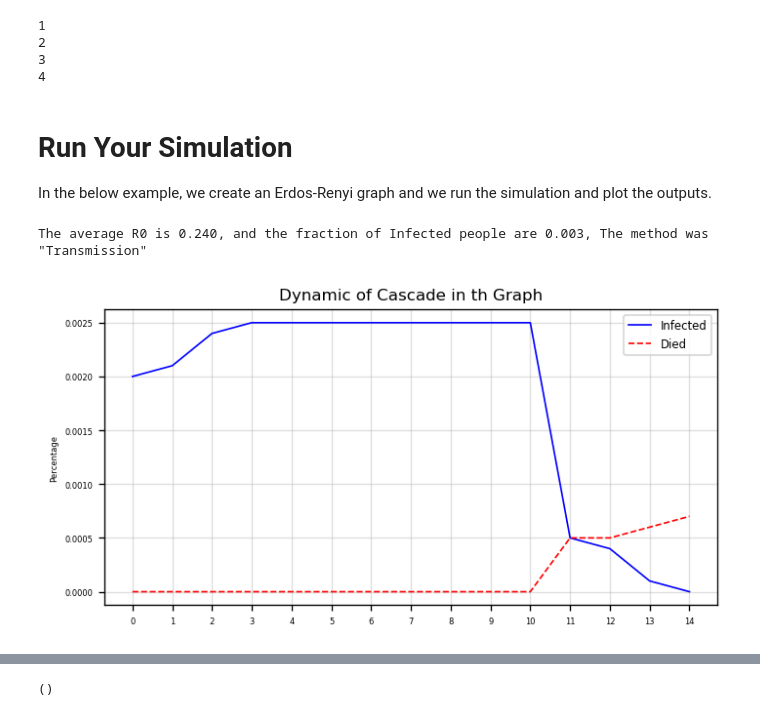
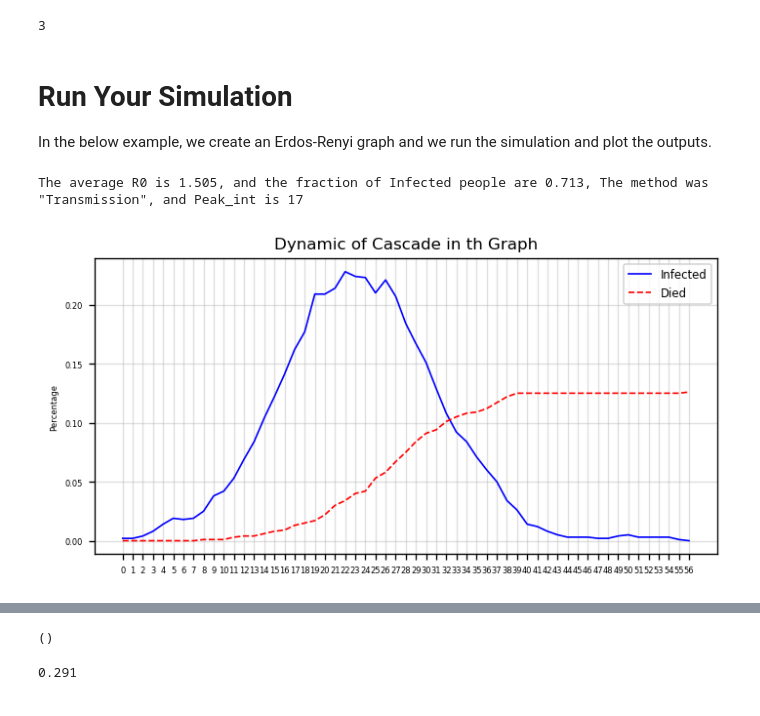
Before and after one commit to MahdiShahrabi/COVID19-Simulation, a Jupyter notebook: Time Dimension/Time_Simulation.ipynb, the cells around one changed output, grey strips where cells are left out. Saved outputs shown, nothing was run; the diff lists cells and outputs as text; code cells hidden in the pictures.

Commit message:
Function updates
1- Updating output of function simulate timing!

2- Creating  the random phase of function TimePolicy.

```diff
--- a/Time Dimension/Time_Simulation.ipynb
+++ b/Time Dimension/Time_Simulation.ipynb
@@ -27,16 +46,0 @@ Nodes_list = list(Nodes_dict)
-# %%
-def TimePolicy_generator(Graph,Maximum_Time=10000,group_num = 2,
-    method = {'random':{'name'}}):
-
-    # Size of Graph
-    lng = Graph.number_of_nodes()
-
-    # # Setting Node Attributes
-    # node_weight = dict(zip(Graph.nodes(),[random.randrange(10,20) for x in range(lng)]))
-    # nx.set_node_attributes(Graph,node_weight,'test')
-
-    Nodes_dict =  dict(Graph.nodes(data=True))
-    Nodes_list = list(Nodes_dict)
-
-    if method is 'random':
-        # Assigning groups
@@ -325,14 +399,11 @@ def Simulate_SIR_Time (Graph,Maximum_Time=100,Seasons=[50,100,150,200],P_seasons
     return(OUT)
-# %%
-a = set([1,2,3]).intersection(set([2,4,3,2]))
-b = {1:10,2:20,3:30,4:40}
-for x,y in b.items():
-    print(x)
-# %% [output]
-1
-2
-3
-4
+# %%
+a = [1,1,1,2,1,1,1]
+Peak = max(a)
+t_peak = a.index(Peak)
+t_peak
+# %% [output]
+3
 # %% [markdown]
 # **Run Your Simulation**
 
@@ -340,22 +411,19 @@ In the below example, we create an Erdos-Renyi graph and we run the simulation a
 # %%
 %%time
 # Example
-n = 10000
+n = 1000
 d = 20
 G = nx.erdos_renyi_graph(n,d/n)
-edge_weight = dict(zip(G.edges(),[uniform(0.01,0.1) for x in range(len(G.edges()))]))
+edge_weight = dict(zip(G.edges(),[uniform(0.01,0.5) for x in range(len(G.edges()))]))
 nx.set_edge_attributes(G,edge_weight,'weight')
 
 method = 'Transmission'
-out = Simulate_SIR_Time (deepcopy(G),Maximum_Time=10000,Seasons=[20,40,60,80],P_seasons = [1,1,1,1],
-                   Seeds = generateRandSeed(20,G), n_dr=10, q_die=0.2, n_s=2, q_s=0.3, how=method,
-                        time_policy={'mode':'stochastic','p':0.3,'group_num':2,'method':'random'})
+out = Simulate_SIR_Time (deepcopy(G),Maximum_Time=100,Seasons=[20,40,60,80],P_seasons = [1,1,1,1],
+                   Seeds = generateRandSeed(2,G), n_dr=5, q_die=0.2, n_s=4, q_s=0.3, how=method,
+                        time_policy={'mode':'stochastic','p':0.3,'group_num':2,'method':'random'},pnt=False)
 
-print('The average R0 is {:0.3f}, and the fraction of Infected people are {:0.3f}, The method was "{}"'.format(out[2],out[3],method))
-data = out[0]
-data['Rt'] = 0
-data['Rt'].iloc[1:] = out[4]
-plot_simulation_output(Graphsize=G.number_of_nodes(),data = data,module=['Infected','Died'])
+print('The average R0 is {:0.3f}, and the fraction of Infected people are {:0.3f}, The method was "{}", and Peak_int is {}'.format(out['R0'],out['Cascade'],method,out['Peak_int']))
+plot_simulation_output(Graphsize=G.number_of_nodes(),data = out,module=['Infected','Died'])
 # %% [output]
-The average R0 is 0.240, and the fraction of Infected people are 0.003, The method was "Transmission"
+The average R0 is 1.505, and the fraction of Infected people are 0.713, The method was "Transmission", and Peak_int is 17
-[figure, old version]
+[figure, new version]
@@ -363 +431,5 @@ Wall time: 24.1 s
 ()
+# %%
+out['Peak']
+# %% [output]
+0.291
```
Also changed, not shown: parts of 6 cells of this notebook, 1 other file.
